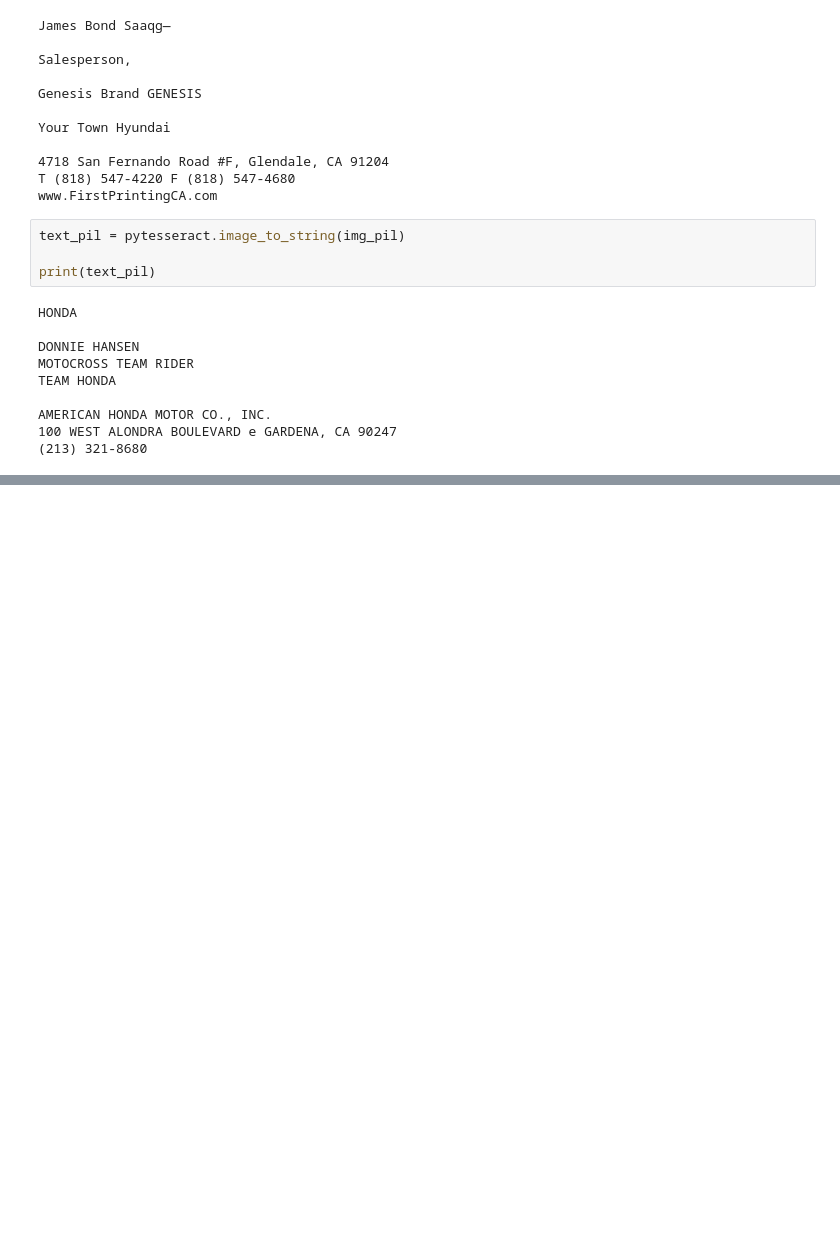
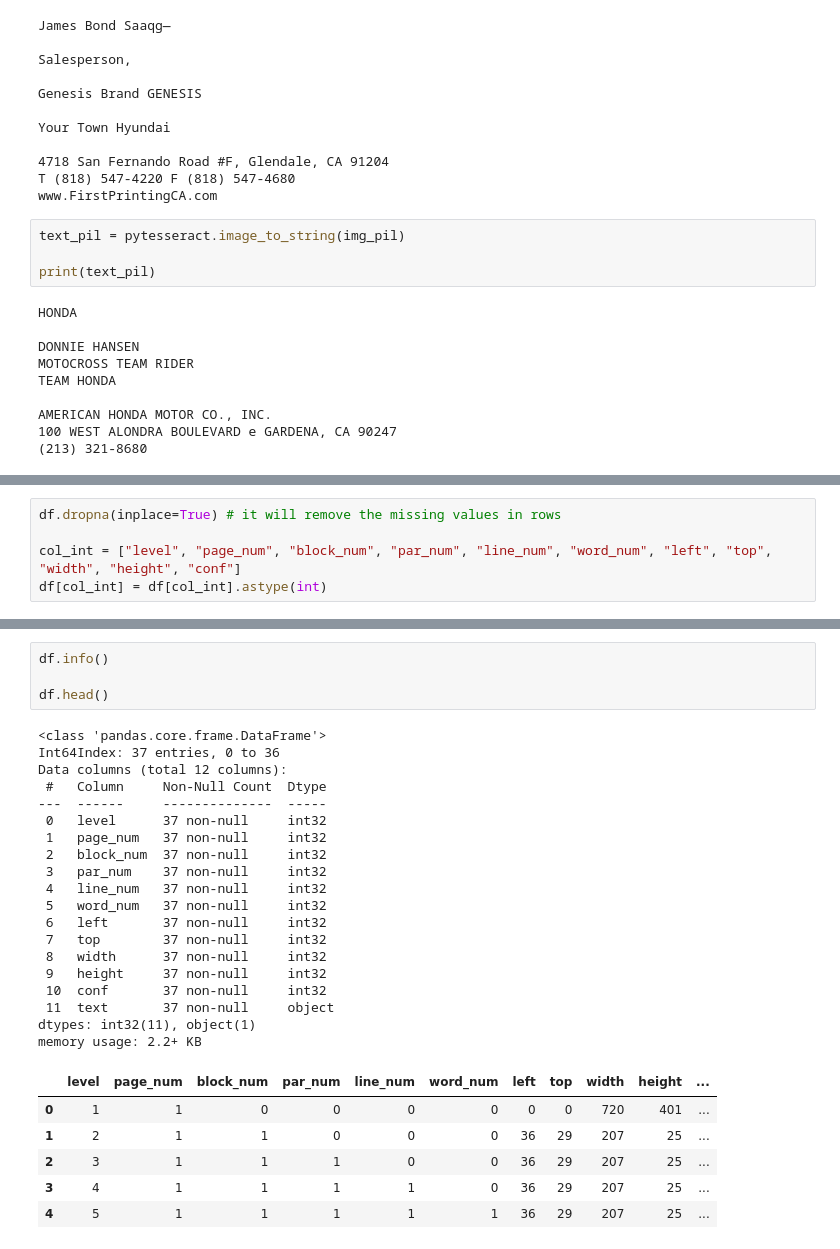
Before and after one commit to ierolsen/Business-Card-Reader-App, a Jupyter notebook: 01_PyTesseract.ipynb, the cells around one changed output, grey strips where cells are left out. Cells and saved outputs as stored; diff of their text form; blank space fills up the shorter version.

```diff
--- a/01_PyTesseract.ipynb
+++ b/01_PyTesseract.ipynb
@@ -59,0 +179,5 @@ AMERICAN HONDA MOTOR CO., INC.
+# %%
+df.dropna(inplace=True) # it will remove the missing values in rows
+
+col_int = ["level", "page_num", "block_num", "par_num", "line_num", "word_num", "left", "top", "width", "height", "conf"]
+df[col_int] = df[col_int].astype(int)
@@ -59,0 +200,30 @@ AMERICAN HONDA MOTOR CO., INC.
+# %%
+df.info()
+
+df.head()
+# %% [output]
+<class 'pandas.core.frame.DataFrame'>
+Int64Index: 37 entries, 0 to 36
+Data columns (total 12 columns):
+ #   Column     Non-Null Count  Dtype
+---  ------     --------------  -----
+ 0   level      37 non-null     int32
+ 1   page_num   37 non-null     int32
+ 2   block_num  37 non-null     int32
+ 3   par_num    37 non-null     int32
+ 4   line_num   37 non-null     int32
+ 5   word_num   37 non-null     int32
+ 6   left       37 non-null     int32
+ 7   top        37 non-null     int32
+ 8   width      37 non-null     int32
+ 9   height     37 non-null     int32
+ 10  conf       37 non-null     int32
+ 11  text       37 non-null     object
+dtypes: int32(11), object(1)
+memory usage: 2.2+ KB
+|  | level | page_num | block_num | par_num | line_num | word_num | left | top | width | height | ... |
+| 0 | 1 | 1 | 0 | 0 | 0 | 0 | 0 | 0 | 720 | 401 | ... |
+| 1 | 2 | 1 | 1 | 0 | 0 | 0 | 36 | 29 | 207 | 25 | ... |
+| 2 | 3 | 1 | 1 | 1 | 0 | 0 | 36 | 29 | 207 | 25 | ... |
+| 3 | 4 | 1 | 1 | 1 | 1 | 0 | 36 | 29 | 207 | 25 | ... |
+| 4 | 5 | 1 | 1 | 1 | 1 | 1 | 36 | 29 | 207 | 25 | ... |
```
Also changed, not shown: parts of 11 cells of this notebook.
